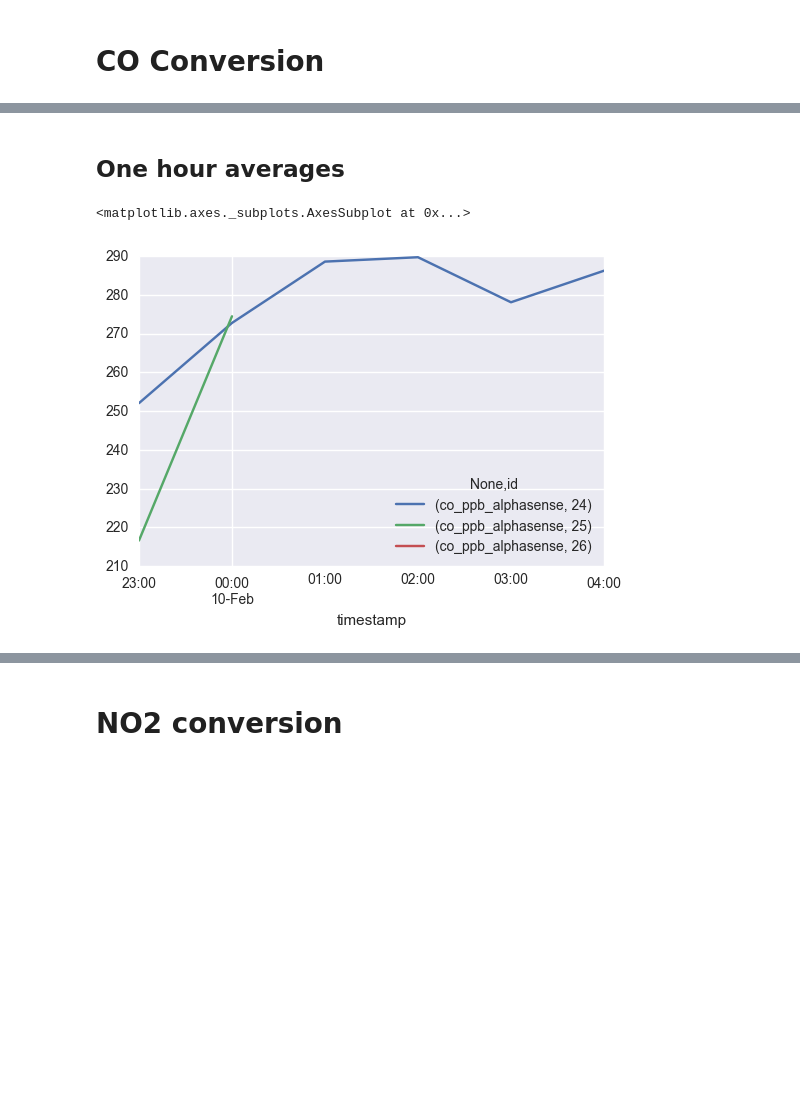
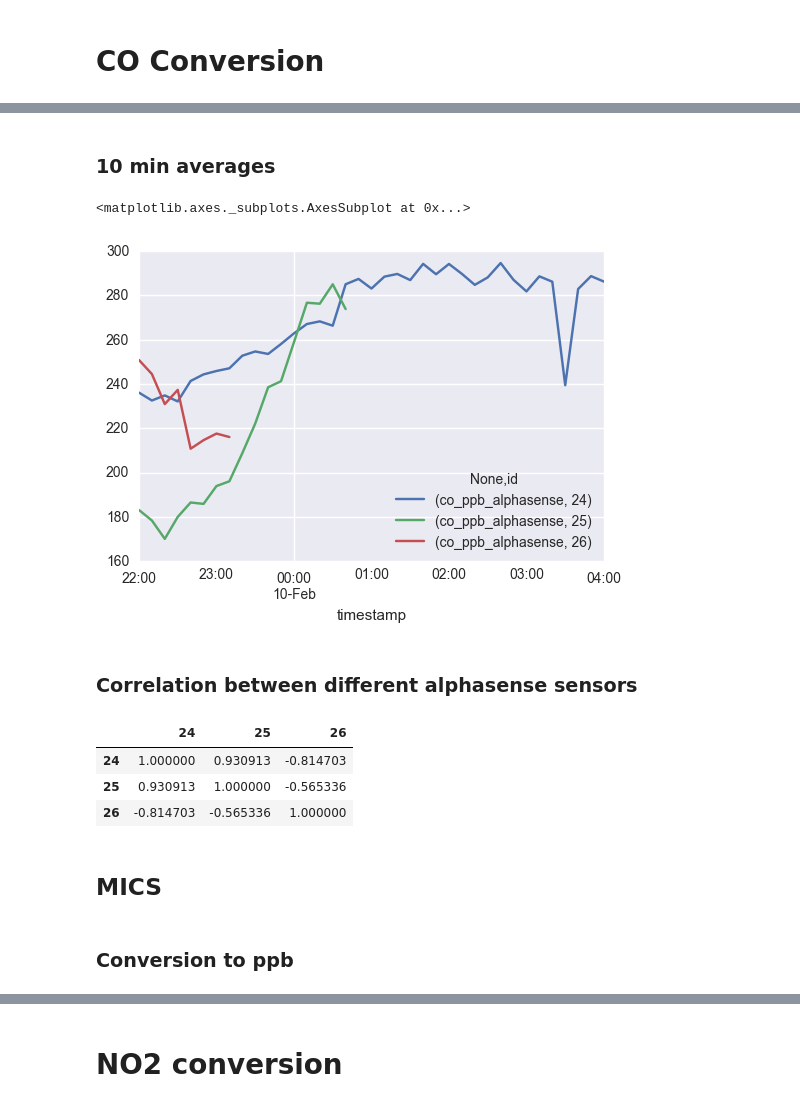
Before and after one commit to lingxz/climathon2016, a Jupyter notebook: vehicle_mount_analysis/vehicle-mount-analysis.ipynb, the cells around one changed output, grey strips where cells are left out. Drawn from its saved outputs; the diff is of its cells as text; code cells hidden in the pictures; blank space fills up the shorter version.

```diff
--- a/vehicle_mount_analysis/vehicle-mount-analysis.ipynb
+++ b/vehicle_mount_analysis/vehicle-mount-analysis.ipynb
@@ -31,7 +34,7 @@ df_initial.head().T
 # %%
 # filter by time
 def filter_by_time(df):
-    time = (df.timestamp >= '2017-02-09 23:00') & (df.timestamp <= '2017-02-10 12:00')
+    time = (df.timestamp >= '2017-02-09 22:00') & (df.timestamp <= '2017-02-10 12:00')
     return df[time]
 
 df_initial.timestamp = pd.to_datetime(df_initial.timestamp)
@@ -70,0 +78,20 @@ df.co_ppb_alphasense.plot()
+# %%
+# try using previous formula without torching calibration to see whether it makes a huge difference
+def convert_co(CO_working_mv=None, CO_aux_mv=None, temp_correction = +1):
+    ANALOG_REF_VOLTAGE = 3.3;
+
+    # AFE board serial number 12-000027
+    # sensor CO A4 serial number 132950238
+
+    CO_WORKING_ELECTRODE_ELECTRONIC_ZERO_MV  = 268;
+    CO_WORKING_ELECTRODE_SENSOR_ZERO_MV  = 42;
+
+    CO_AUXILIARY_ELECTRODE_ELECTRONIC_ZERO_MV  = 262;
+    CO_AUXILIARY_ELECTRODE_SENSOR_ZERO_MV  = 10;
+    CO_SENSITIVITY = 0.285; # mv/ppb
+
+    scaled_working_CO_nA = (CO_working_mv - CO_WORKING_ELECTRODE_ELECTRONIC_ZERO_MV) / 0.8
+    scaled_aux_CO_nA  =  (CO_aux_mv - CO_AUXILIARY_ELECTRODE_ELECTRONIC_ZERO_MV) / 0.8 * temp_correction
+    return (scaled_working_CO_nA - scaled_aux_CO_nA) / CO_SENSITIVITY
+# %%
+df['co_ppb_alphasense_no_cal'] = df[['co_a', 'co_w']].apply(lambda x: convert_co(x.values[0], x.values[1]), axis=1)
@@ -81,11 +139,13 @@ ax.legend(df.id.unique())
 # %% [markdown]
-## One hour averages
+### 10 min averages
 # %%
 ds = xr.Dataset.from_dataframe(df.set_index(['id'], append=True))
-ds_mean_1h = ds.resample(freq='1H', dim='timestamp', how='mean', skipna=True)
+ds_mean_1h = ds.resample(freq='10Min', dim='timestamp', how='mean', skipna=True)
 # df.co_ppb_alphasense.plot(linestyle='none', marker='o')
 # df.co_ppb_alphasense.plot()
 ds_mean_1h.co_ppb_alphasense.to_dataframe().unstack(level=1).plot()
 # %% [output]
 <matplotlib.axes._subplots.AxesSubplot at 0x...>
-[figure, old version]
+[figure, new version]
+# %% [markdown]
+### Correlation between different alphasense sensors
@@ -91,0 +166,12 @@ ds_mean_1h.co_ppb_alphasense.to_dataframe().unstack(level=1).plot()
+# %%
+# pearson's correlation
+co_ds_mean.to_dataframe().corr()
+# %% [output]
+|  | 24 | 25 | 26 |
+| 24 | 1.000000 | 0.930913 | -0.814703 |
+| 25 | 0.930913 | 1.000000 | -0.565336 |
+| 26 | -0.814703 | -0.565336 | 1.000000 |
+# %% [markdown]
+## MICS
+# %% [markdown]
+### Conversion to ppb
```
Also changed, not shown: parts of 37 cells of this notebook.
